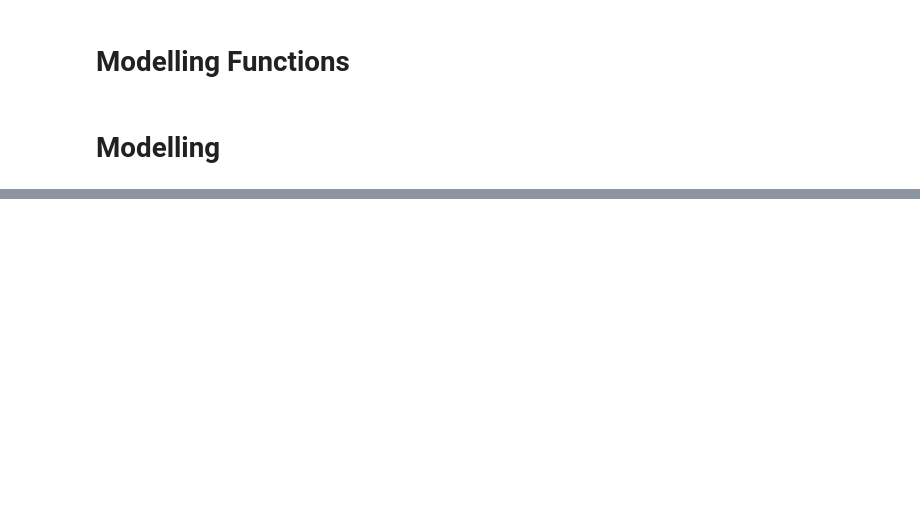
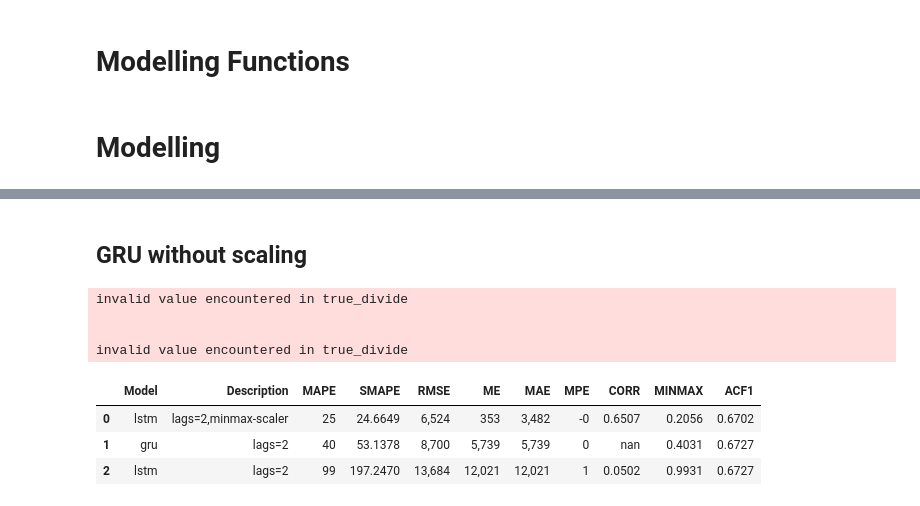
Before and after one commit to bhishanpdl/Project_Web_Traffic_Timeseries_Forecasting, a Jupyter notebook: notebooks/h01_timeseries_modelling_deep_learning.ipynb, the cells around one changed output, grey strips where cells are left out. Cells and saved outputs as stored; diff of their text form; code cells hidden in the pictures; blank space fills up the shorter version.

```diff
--- a/notebooks/h01_timeseries_modelling_deep_learning.ipynb
+++ b/notebooks/h01_timeseries_modelling_deep_learning.ipynb
@@ -689,0 +566,23 @@ Test SMAPE: 88.42
+# %%
+# parameters
+params_lstm = dict(loss='mean_squared_error',
+                   optimizer='rmsprop',
+                   batch_size=1,
+                   dropout=0.2,
+                   epochs=100,
+                   units=4,
+                   lags=2,
+                  )
+params_gru = dict(loss='mean_squared_error',
+                   optimizer=SGD(
+                       lr=0.01, decay=1e-7, momentum=0.9,nesterov=False),
+                   activation='tanh',
+                   batch_size=1,
+                   dropout=0.2,
+                   epochs=100,
+                   units=10,
+                   lags=2,
+                  )
+df_eval = None
+
+scaler = MinMaxScaler(feature_range=(0, 1))
@@ -689,0 +613,17 @@ Test SMAPE: 88.42
+# %% [markdown]
+## GRU without scaling
+# %%
+%%time
+res = run_model(model_gru,'gru','lags=2',params_gru,scaler=None,
+                ts=ts,
+                df_eval=df_eval,show=True)
+df_eval = res['df_eval']
+# %% [output]
+invalid value encountered in true_divide
+
+
+invalid value encountered in true_divide
+|  | Model | Description | MAPE | SMAPE | RMSE | ME | MAE | MPE | CORR | MINMAX | ACF1 |
+| 0 | lstm | lags=2,minmax-scaler | 25 | 24.6649 | 6,524 | 353 | 3,482 | -0 | 0.6507 | 0.2056 | 0.6702 |
+| 1 | gru | lags=2 | 40 | 53.1378 | 8,700 | 5,739 | 5,739 | 0 | nan | 0.4031 | 0.6727 |
+| 2 | lstm | lags=2 | 99 | 197.2470 | 13,684 | 12,021 | 12,021 | 1 | 0.0502 | 0.9931 | 0.6727 |
```
Also changed, not shown: parts of 30 cells of this notebook, 39 other files.
